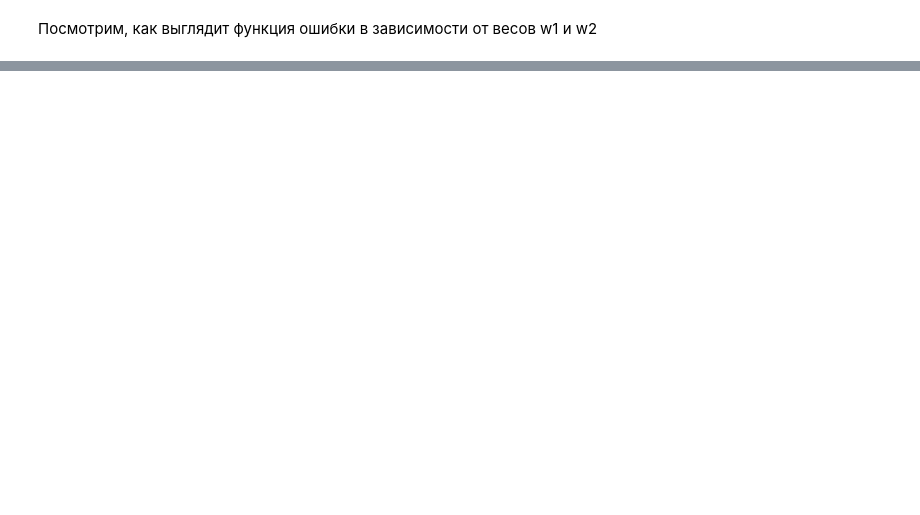
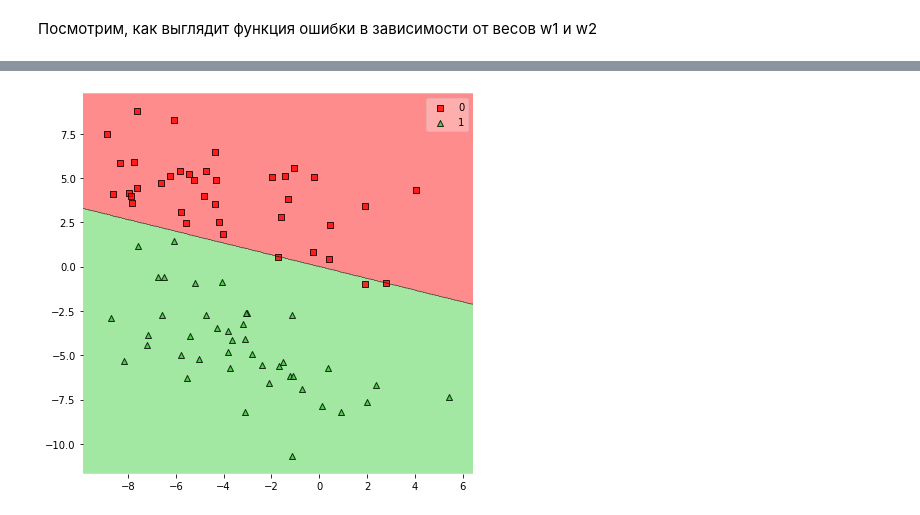
Before and after one commit to yuriy5139/MachineLearning, a Jupyter notebook: Neural Networks basics.ipynb, the cells around one changed output, grey strips where cells are left out. Saved outputs shown, nothing was run; the diff lists cells and outputs as text; code cells hidden in the pictures; blank space fills up the shorter version.

```diff
--- a/Neural Networks basics.ipynb
+++ b/Neural Networks basics.ipynb
@@ -111,0 +147,3 @@ pylab.show()
+# %%
+N1 = Neuron(2, sigm)
+N1.w = [-10, 10]
@@ -111,0 +193,13 @@ pylab.show()
+# %%
+class PrimitiveNN:
+
+    def __init__(self, Neuron):
+        self.N = Neuron
+
+    def predict(self, X_test):
+        result = []
+        for x in X_test:
+            result.append(round(self.N.forward(x)))
+        return np.array(result)
+# %%
+primNN = PrimitiveNN(N1)
@@ -111,0 +208,6 @@ pylab.show()
+# %%
+fig = plt.figure(figsize=(7, 7))
+plot_decision_regions(X_train, Y_train, primNN, colors = 'red,limegreen,blue,gray,cyan')
+plt.show()
+# %% [output]
+[figure, added]
```
Also changed, not shown: parts of 13 cells of this notebook.
